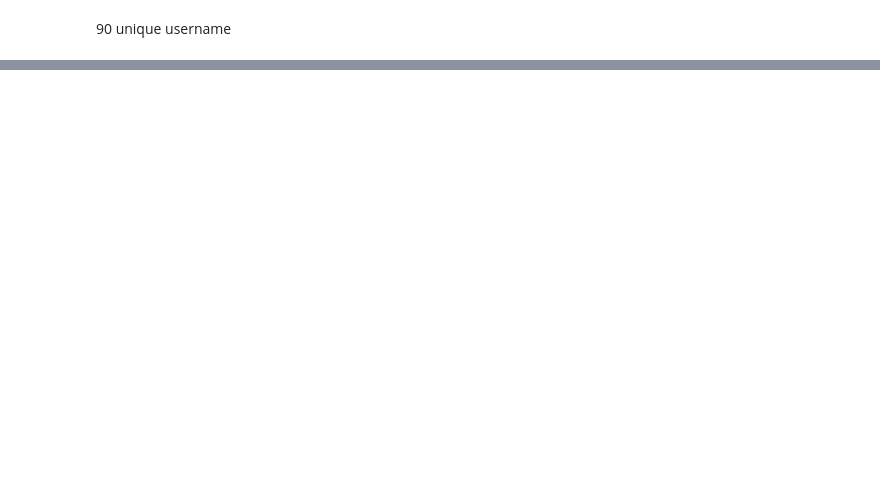
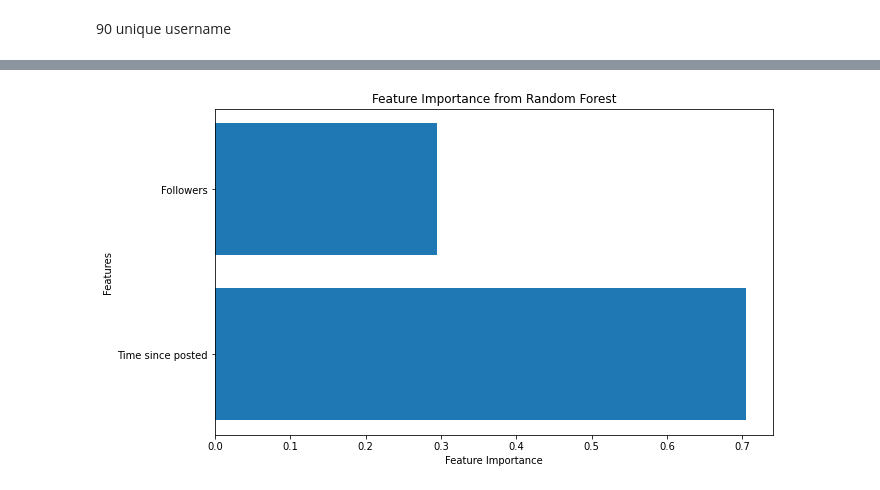
Before and after one commit to amriteshmadhur/machinelearning, a Jupyter notebook: question1.ipynb, the cells around one changed output, grey strips where cells are left out. Cells and saved outputs as stored; diff of their text form; code cells hidden in the pictures; blank space fills up the shorter version.

```diff
--- a/question1.ipynb
+++ b/question1.ipynb
@@ -364,0 +383,6 @@ data.head()
+# %%
+def perform_grid_search(model, param_grid, X, y):
+    grid_search = GridSearchCV(model, param_grid, cv=3, scoring='neg_mean_squared_error')
+    grid_search.fit(X, y)
+    best_params = grid_search.best_params_
+    return best_params
@@ -364,0 +440,23 @@ data.head()
+# %%
+# Encode the categorical feature 'USERNAME' using LabelEncoder
+#encoder = LabelEncoder()
+
+
+#X_train['USERNAME'] = encoder.fit_transform(X_train['USERNAME'])
+#X_test['USERNAME'] = encoder.transform(X_test['USERNAME'])
+
+#X_train['Caption'] = encoder.fit_transform(X_train['Caption'])
+#X_test['Caption'] = encoder.transform(X_test['Caption'])
+#X_train['Hashtags'] = encoder.fit_transform(X_train['Hashtags'])
+#X_test['Hashtags'] = encoder.transform(X_test['Hashtags'])
+
+
+#Removing Encoding part as this leads to below error :
+#ValueError: y contains previously unseen labels: 'applewantnews' We can handle the unseen data but this may
+# affect model performance will try to handle insecond run
+
+X = data.drop(['Likes','Caption','Hashtags','USERNAME'], axis=1)
+y_likes = data['Likes']
+
+# Split the data into training and testing sets
+X_train, X_test, y_train_likes, y_test_likes = train_test_split(X, y_likes, test_size=0.2, random_state=42)
@@ -364,0 +556,11 @@ data.head()
+# %%
+# Get feature importances for XGBoost
+importances_xgb = xgb_best.feature_importances_
+feature_names_xgb = X_train.columns
+
+# Get feature importances for Random Forest
+importances_rf = rf_best.feature_importances_
+feature_names_rf = X_train.columns
+
+# Plot feature importances
+plot_feature_importance(importances_xgb, feature_names_xgb, 'XGBoost')
@@ -364,0 +569,4 @@ data.head()
+# %%
+plot_feature_importance(importances_rf, feature_names_rf, 'Random Forest')
+# %% [output]
+[figure, added]
```
Also changed, not shown: parts of 24 cells of this notebook.
